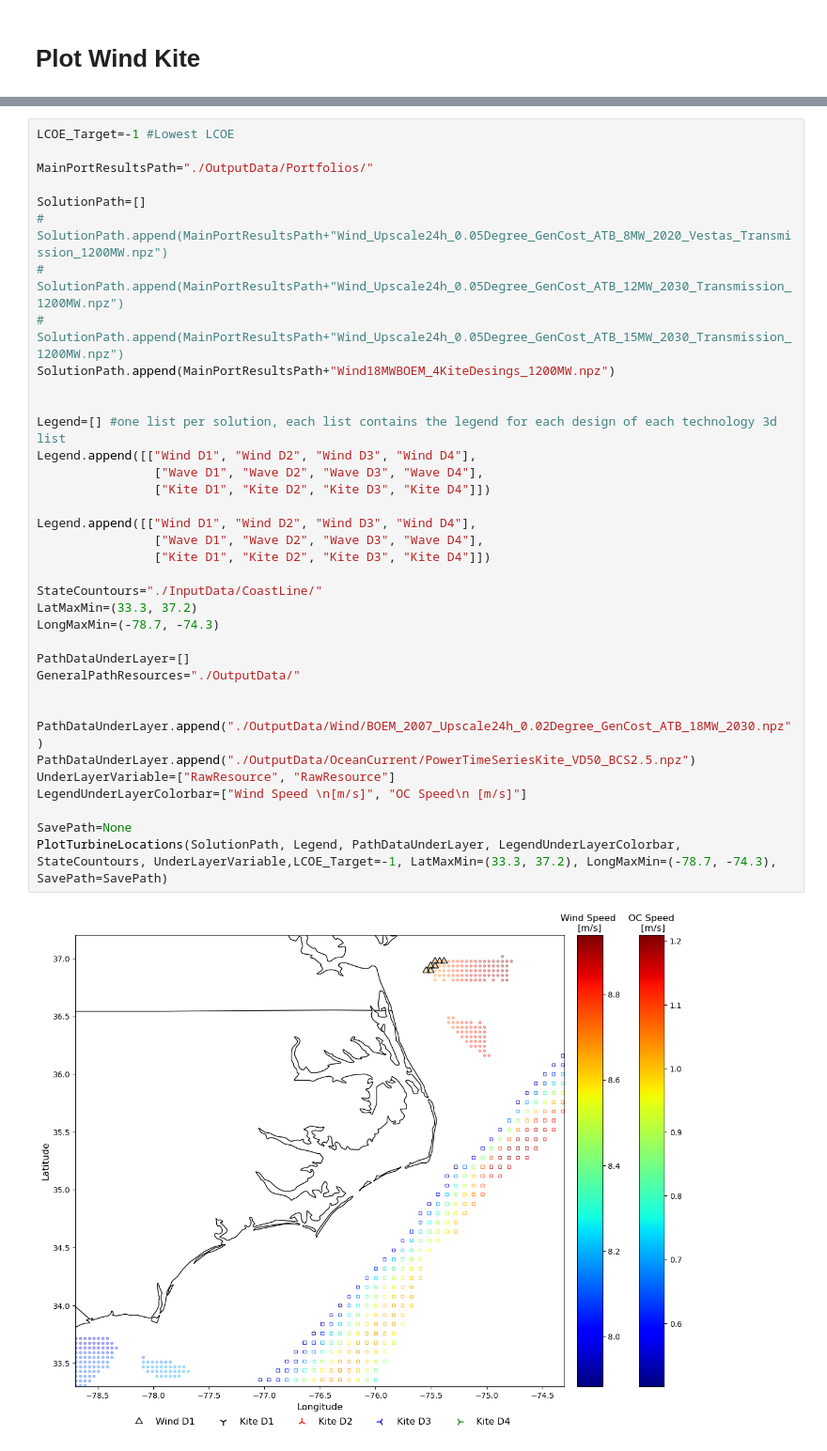
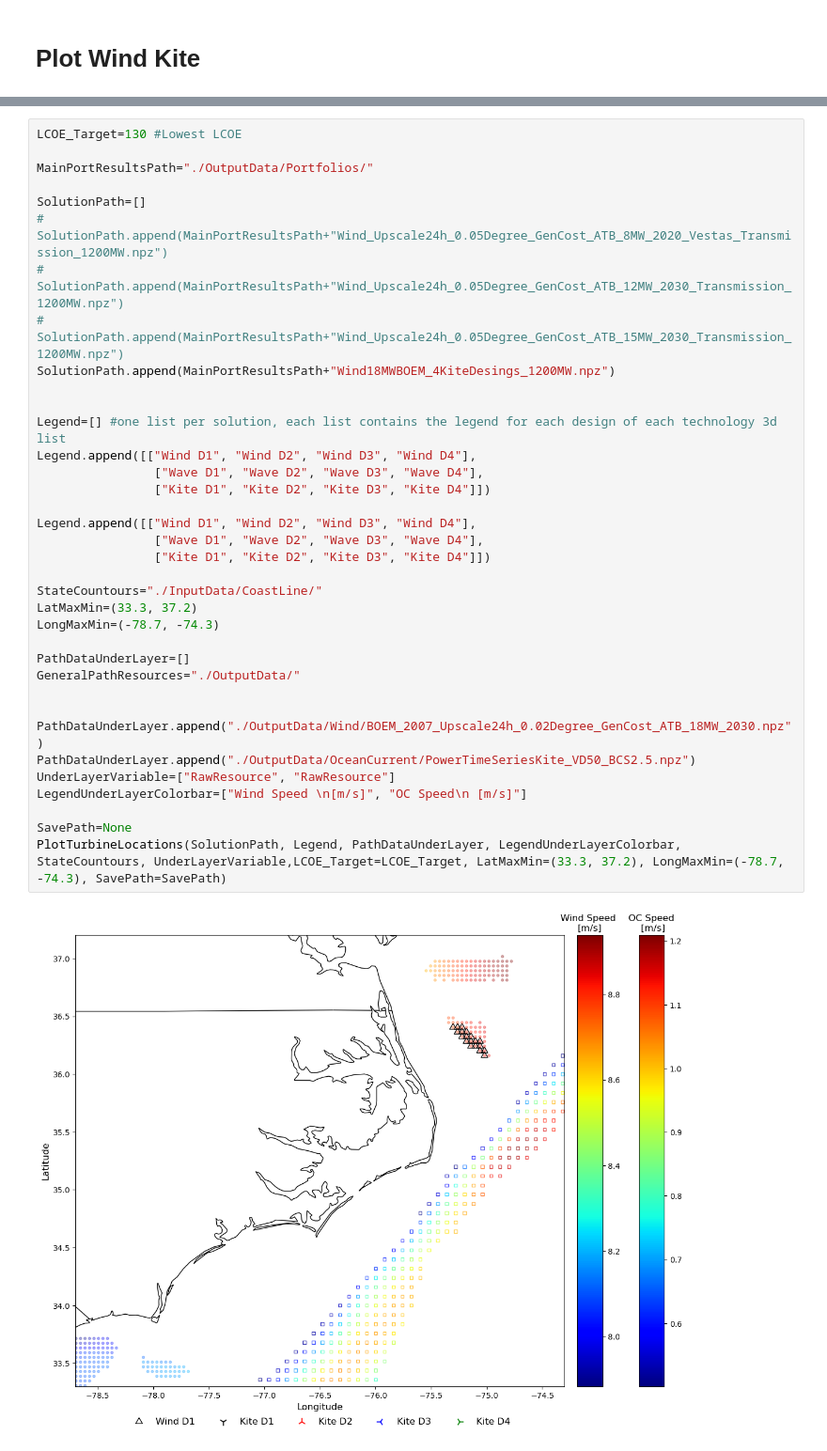
Before and after one commit to vaduraes/OceanPortfolioOptimization, a Jupyter notebook: PlotPortfolioResults.ipynb, the cells around one changed output, grey strips where cells are left out. Shown at 94% size. Saved outputs shown, nothing was run; the diff lists cells and outputs as text.

```diff
--- a/PlotPortfolioResults.ipynb
+++ b/PlotPortfolioResults.ipynb
@@ -320,5 +328,5 @@ PlotTurbineLocations(SolutionPath, Legend, PathDataUnderLayer, LegendUnderLayerC
 # %%
-LCOE_Target=-1 #Lowest LCOE
+LCOE_Target=130 #Lowest LCOE
 
 MainPortResultsPath="./OutputData/Portfolios/"
 
@@ -326,32 +334,32 @@ SolutionPath=[]
 # SolutionPath.append(MainPortResultsPath+"Wind_Upscale24h_0.05Degree_GenCost_ATB_8MW_2020_Vestas_Transmission_1200MW.npz")
 # SolutionPath.append(MainPortResultsPath+"Wind_Upscale24h_0.05Degree_GenCost_ATB_12MW_2030_Transmission_1200MW.npz")
 # SolutionPath.append(MainPortResultsPath+"Wind_Upscale24h_0.05Degree_GenCost_ATB_15MW_2030_Transmission_1200MW.npz")
 SolutionPath.append(MainPortResultsPath+"Wind18MWBOEM_4KiteDesings_1200MW.npz")
 
 
 Legend=[] #one list per solution, each list contains the legend for each design of each technology 3d list
 Legend.append([["Wind D1", "Wind D2", "Wind D3", "Wind D4"],
                 ["Wave D1", "Wave D2", "Wave D3", "Wave D4"],
                 ["Kite D1", "Kite D2", "Kite D3", "Kite D4"]])
 
 Legend.append([["Wind D1", "Wind D2", "Wind D3", "Wind D4"],
                 ["Wave D1", "Wave D2", "Wave D3", "Wave D4"],
                 ["Kite D1", "Kite D2", "Kite D3", "Kite D4"]])
 
 StateCountours="./InputData/CoastLine/"
 LatMaxMin=(33.3, 37.2)
 LongMaxMin=(-78.7, -74.3)
 
 PathDataUnderLayer=[]
 GeneralPathResources="./OutputData/"
 
 
 PathDataUnderLayer.append("./OutputData/Wind/BOEM_2007_Upscale24h_0.02Degree_GenCost_ATB_18MW_2030.npz")
 PathDataUnderLayer.append("./OutputData/OceanCurrent/PowerTimeSeriesKite_VD50_BCS2.5.npz")
 UnderLayerVariable=["RawResource", "RawResource"]
 LegendUnderLayerColorbar=["Wind Speed \n[m/s]", "OC Speed\n [m/s]"]
 
 SavePath=None
-PlotTurbineLocations(SolutionPath, Legend, PathDataUnderLayer, LegendUnderLayerColorbar, StateCountours, UnderLayerVariable,LCOE_Target=-1, LatMaxMin=(33.3, 37.2), LongMaxMin=(-78.7, -74.3), SavePath=SavePath)
+PlotTurbineLocations(SolutionPath, Legend, PathDataUnderLayer, LegendUnderLayerColorbar, StateCountours, UnderLayerVariable,LCOE_Target=LCOE_Target, LatMaxMin=(33.3, 37.2), LongMaxMin=(-78.7, -74.3), SavePath=SavePath)
 # %% [output]
-[figure, old version]
+[figure, new version]
```
Also changed, not shown: parts of 4 cells of this notebook, 2 other files.
